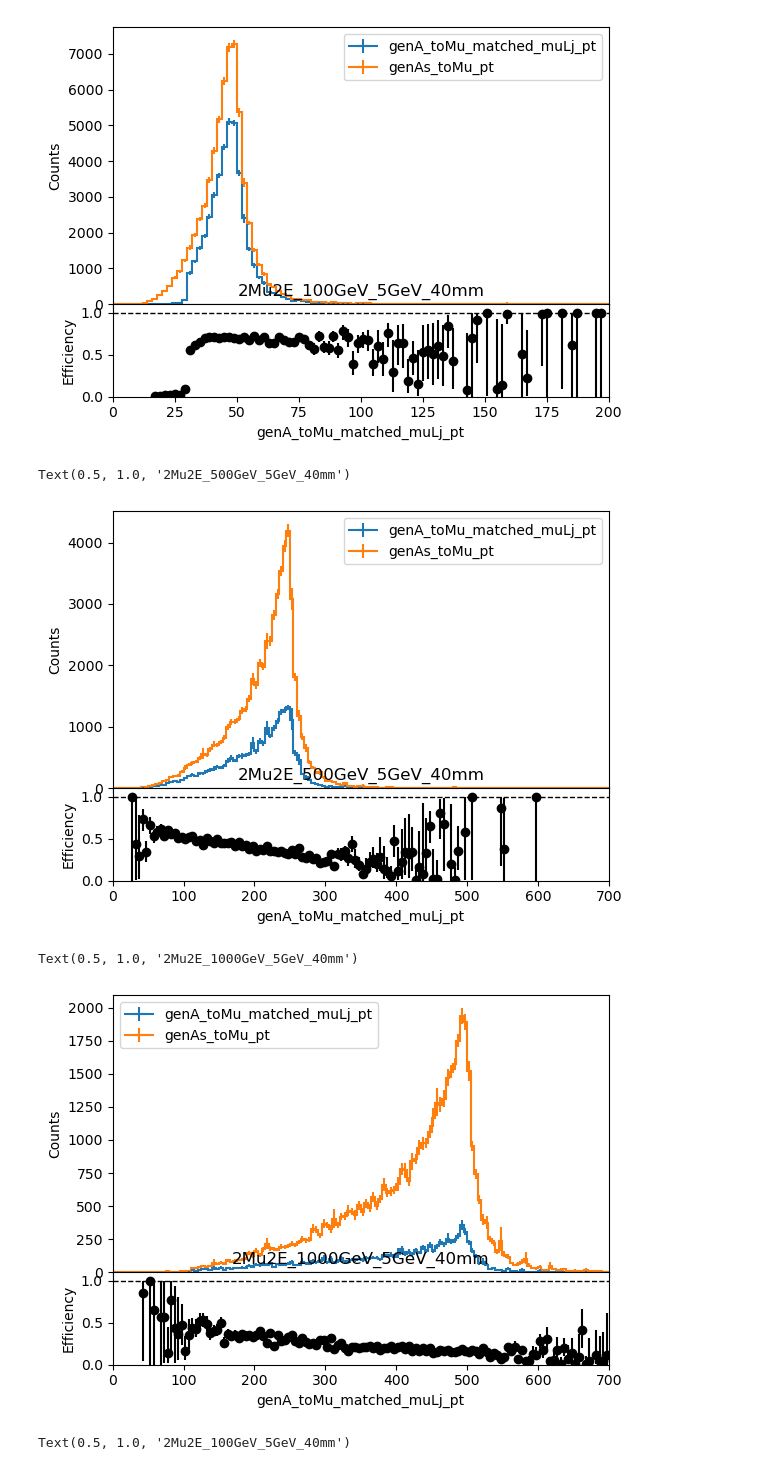
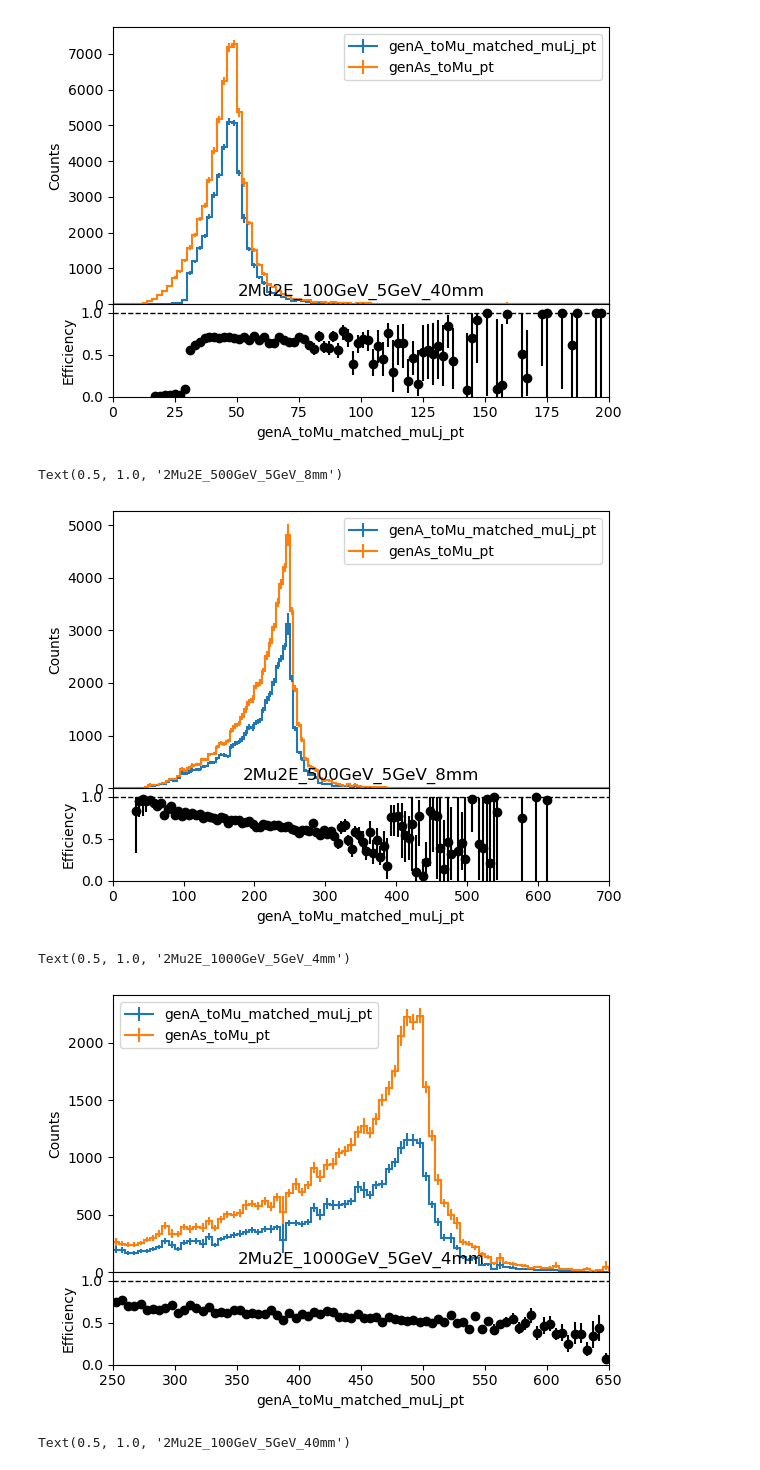
Before and after one commit to yfv2ev/SIDM, a Jupyter notebook: sidm/studies/darkPhotonPtEffi.ipynb, the cells around one changed output. Saved outputs shown, nothing was run; the diff lists cells and outputs as text; code cells hidden in the pictures.

```diff
--- a/sidm/studies/darkPhotonPtEffi.ipynb
+++ b/sidm/studies/darkPhotonPtEffi.ipynb
@@ -25,13 +25,13 @@ samples = [
     "2Mu2E_100GeV_5GeV_40mm",
     #"2Mu2E_150GeV_5GeV_2p7mm",
     #"2Mu2E_200GeV_5GeV_2mm",
-    "2Mu2E_500GeV_5GeV_40mm",
+    "2Mu2E_500GeV_5GeV_8mm",
     #"2Mu2E_800GeV_5GeV_0p5mm",
     #"2Mu2E_1000GeV_5GeV_0p4mm",
     #"2Mu2E_1000GeV_5GeV_0p04mm",
     #"2Mu2E_1000GeV_5GeV_20mm",
     #"2Mu2E_100GeV_1p2GeV_9p6mm",
-    "2Mu2E_1000GeV_5GeV_40mm",
+    "2Mu2E_1000GeV_5GeV_4mm",
    # "2Mu2E_1000GeV_5GeV_4mm",
 
 ]
@@ -164,28 +167,29 @@ Text(0.5, 1.0, '2Mu2E_100GeV_5GeV_40mm')
 [figure]
 # %%
 #plt.figure(figsize=(10,6))
-output["out"]["2Mu2E_500GeV_5GeV_40mm"]["hists"]["genA_toMu_matched_muLj_pt_highRange"][ch1,:].plot_ratio(
-       output["out"]["2Mu2E_500GeV_5GeV_40mm"]["hists"]["genAs_toMu_pt_highRange"][ch1,:],
+output["out"]["2Mu2E_500GeV_5GeV_8mm"]["hists"]["genA_toMu_matched_muLj_pt_highRange"][ch1,:].plot_ratio(
+       output["out"]["2Mu2E_500GeV_5GeV_8mm"]["hists"]["genAs_toMu_pt_highRange"][ch1,:],
        rp_num_label="genA_toMu_matched_muLj_pt",
        rp_denom_label="genAs_toMu_pt",
        rp_uncert_draw_type="line",
        rp_uncertainty_type="efficiency")
-plt.title("2Mu2E_500GeV_5GeV_40mm")
+plt.title("2Mu2E_500GeV_5GeV_8mm")
 # %% [output]
-Text(0.5, 1.0, '2Mu2E_500GeV_5GeV_40mm')
+Text(0.5, 1.0, '2Mu2E_500GeV_5GeV_8mm')
-[figure, old version]
+[figure, new version]
 # %%
 #plt.figure(figsize=(10,6))
-output["out"]["2Mu2E_1000GeV_5GeV_40mm"]["hists"]["genA_toMu_matched_muLj_pt_highRange"][ch1,:].plot_ratio(
-       output["out"]["2Mu2E_1000GeV_5GeV_40mm"]["hists"]["genAs_toMu_pt_highRange"][ch1,:],
+output["out"]["2Mu2E_1000GeV_5GeV_4mm"]["hists"]["genA_toMu_matched_muLj_pt_highRange"][ch1,250j:650j].plot_ratio(
+       output["out"]["2Mu2E_1000GeV_5GeV_4mm"]["hists"]["genAs_toMu_pt_highRange"][ch1,250j:650j],
        rp_num_label="genA_toMu_matched_muLj_pt",
        rp_denom_label="genAs_toMu_pt",
        rp_uncert_draw_type="line",
-       rp_uncertainty_type="efficiency")
-plt.title("2Mu2E_1000GeV_5GeV_40mm")
+       rp_uncertainty_type="efficiency"
+       )
+plt.title("2Mu2E_1000GeV_5GeV_4mm")
 # %% [output]
-Text(0.5, 1.0, '2Mu2E_1000GeV_5GeV_40mm')
+Text(0.5, 1.0, '2Mu2E_1000GeV_5GeV_4mm')
-[figure, old version]
+[figure, new version]
 # %%
 #plt.figure(figsize=(10,6))
 output["out"]["2Mu2E_100GeV_5GeV_40mm"]["hists"]["genA_toE_matched_egmLj_pt"][ch1,:].plot_ratio(
```
Also changed, not shown: parts of 5 cells of this notebook.
